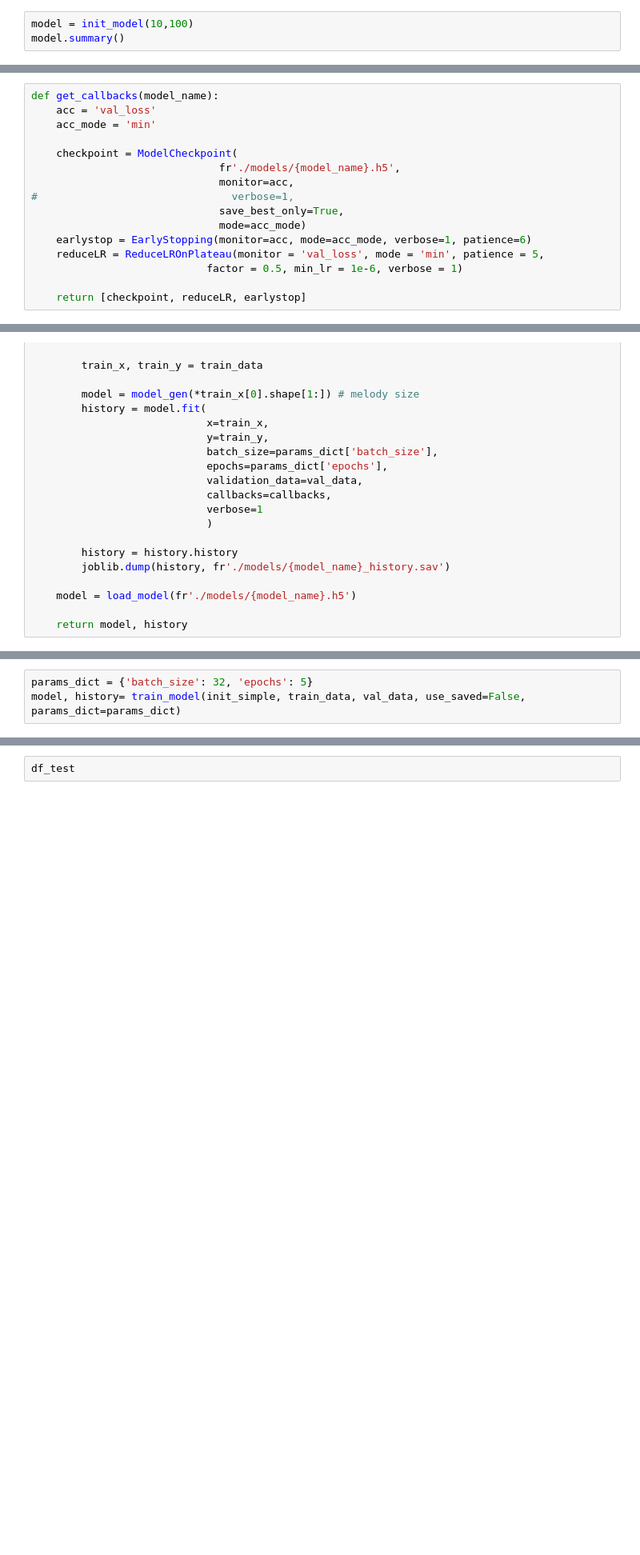
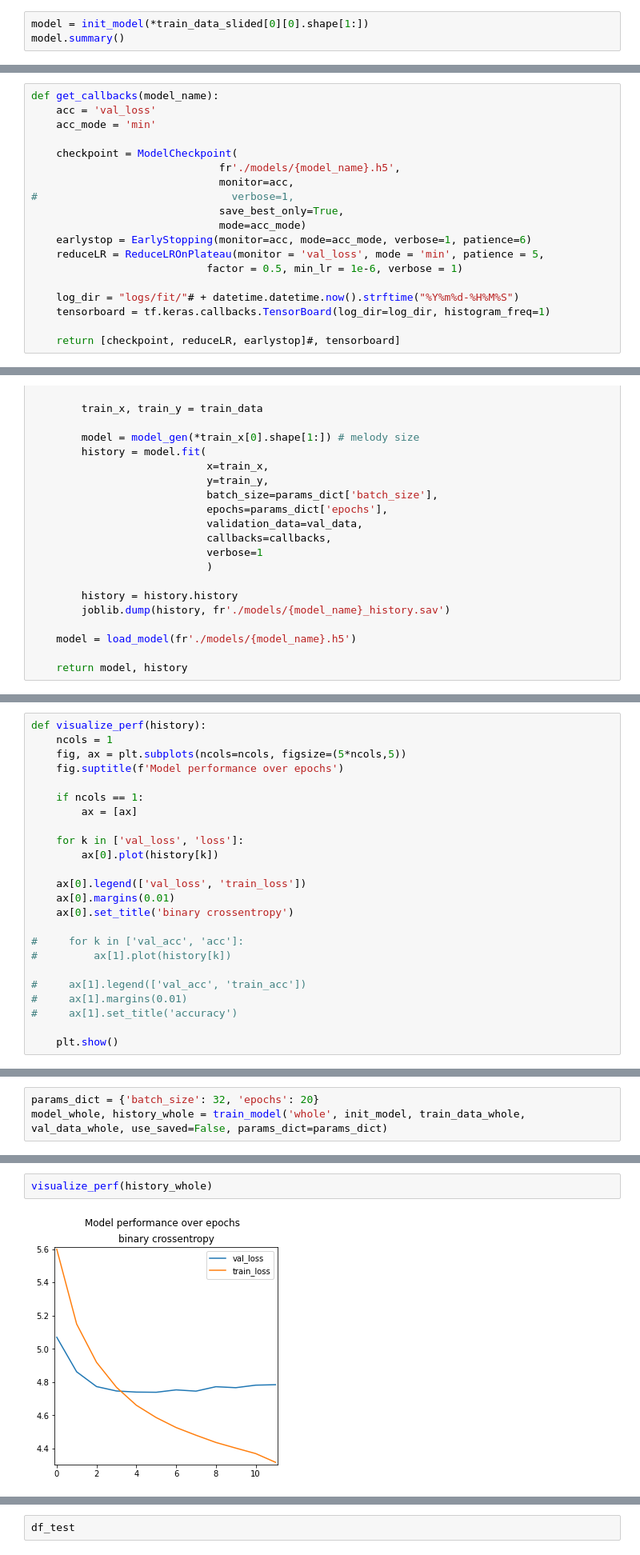
Before and after one commit to Naorko/lyrics-gen-tf, a Jupyter notebook: lyrics_generations.ipynb, the cells around one changed output, grey strips where cells are left out. Shown at 80% size. Drawn from its saved outputs; the diff is of its cells as text; blank space fills up the shorter version.

Commit message:
Final models Versions

```diff
--- a/lyrics_generations.ipynb
+++ b/lyrics_generations.ipynb
@@ -479,7 +519,7 @@ def init_model(window_size, melody_features):
 
     return model
 # %%
-model = init_model(10,100)
+model = init_model(*train_data_slided[0][0].shape[1:])
 model.summary()
 # %% [output]
 Model: "model"
@@ -538,7 +556,10 @@ def get_callbacks(model_name):
     reduceLR = ReduceLROnPlateau(monitor = 'val_loss', mode = 'min', patience = 5,
                             factor = 0.5, min_lr = 1e-6, verbose = 1)
 
-    return [checkpoint, reduceLR, earlystop]
+    log_dir = "logs/fit/"# + datetime.datetime.now().strftime("%Y%m%d-%H%M%S")
+    tensorboard = tf.keras.callbacks.TensorBoard(log_dir=log_dir, histogram_freq=1)
+
+    return [checkpoint, reduceLR, earlystop]#, tensorboard]
 # %%
 def train_model(model_name, model_gen, train_data, val_data, use_saved=False, params_dict=None):
     os.makedirs('./models', exist_ok=True)
@@ -578,0 +595,24 @@ NameError: name 'train_x' is not defined
+# %%
+def visualize_perf(history):
+    ncols = 1
+    fig, ax = plt.subplots(ncols=ncols, figsize=(5*ncols,5))
+    fig.suptitle(f'Model performance over epochs')
+
+    if ncols == 1:
+        ax = [ax]
+
+    for k in ['val_loss', 'loss']:
+        ax[0].plot(history[k])
+
+    ax[0].legend(['val_loss', 'train_loss'])
+    ax[0].margins(0.01)
+    ax[0].set_title('binary crossentropy')
+
+#     for k in ['val_acc', 'acc']:
+#         ax[1].plot(history[k])
+
+#     ax[1].legend(['val_acc', 'train_acc'])
+#     ax[1].margins(0.01)
+#     ax[1].set_title('accuracy')
+
+    plt.show()
@@ -579,4 +623,4 @@ NameError: name 'train_x' is not defined
 # %%
-params_dict = {'batch_size': 32, 'epochs': 5}
-model, history= train_model(init_simple, train_data, val_data, use_saved=False, params_dict=params_dict)
+params_dict = {'batch_size': 32, 'epochs': 20}
+model_whole, history_whole = train_model('whole', init_model, train_data_whole, val_data_whole, use_saved=False, params_dict=params_dict)
 # %% [output]
@@ -583,0 +644,4 @@ TypeError: init_simple() takes 1 positional argument but 2 were given
+# %%
+visualize_perf(history_whole)
+# %% [output]
+[figure, added]
```
Also changed, not shown: parts of 64 cells of this notebook.
